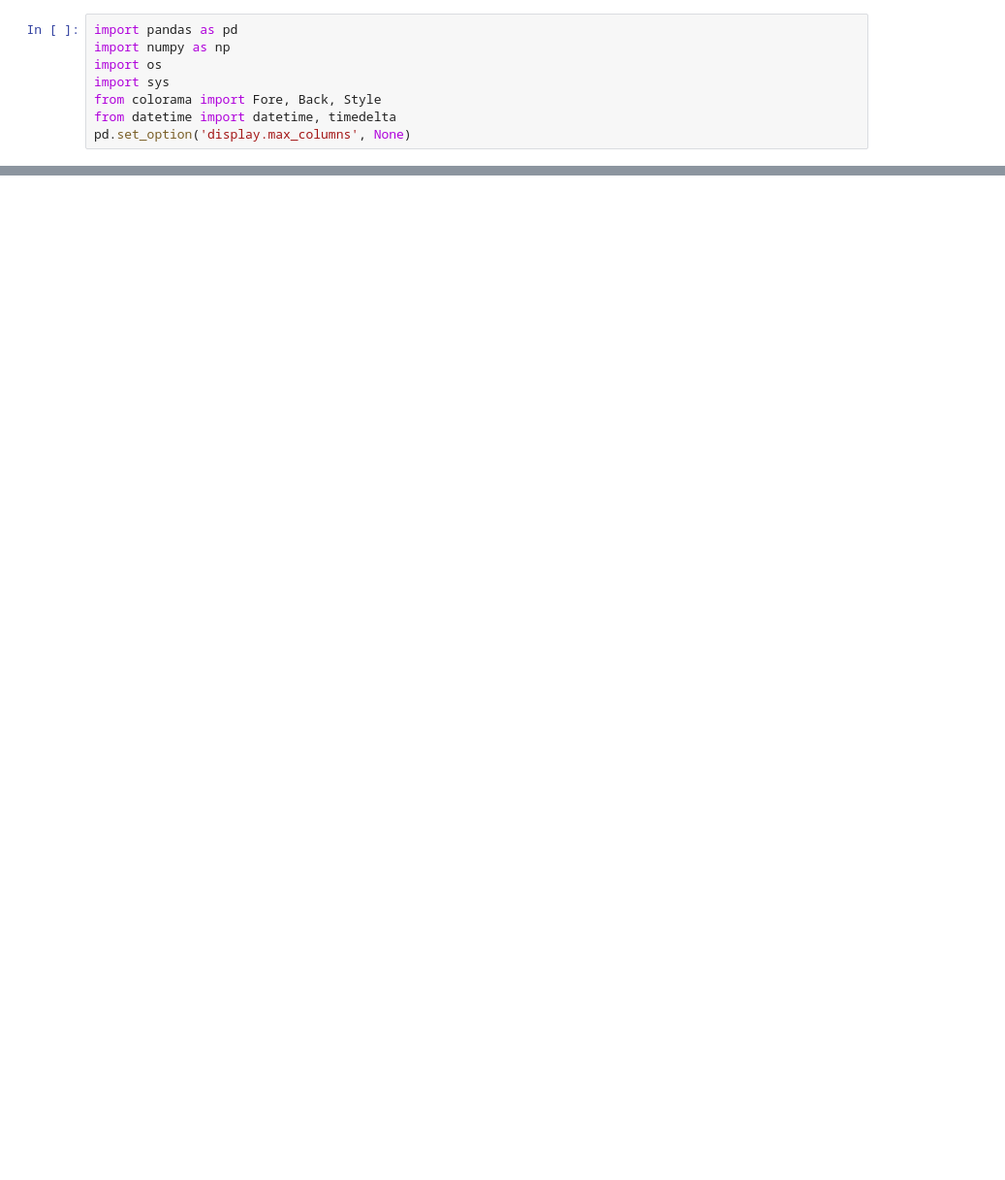
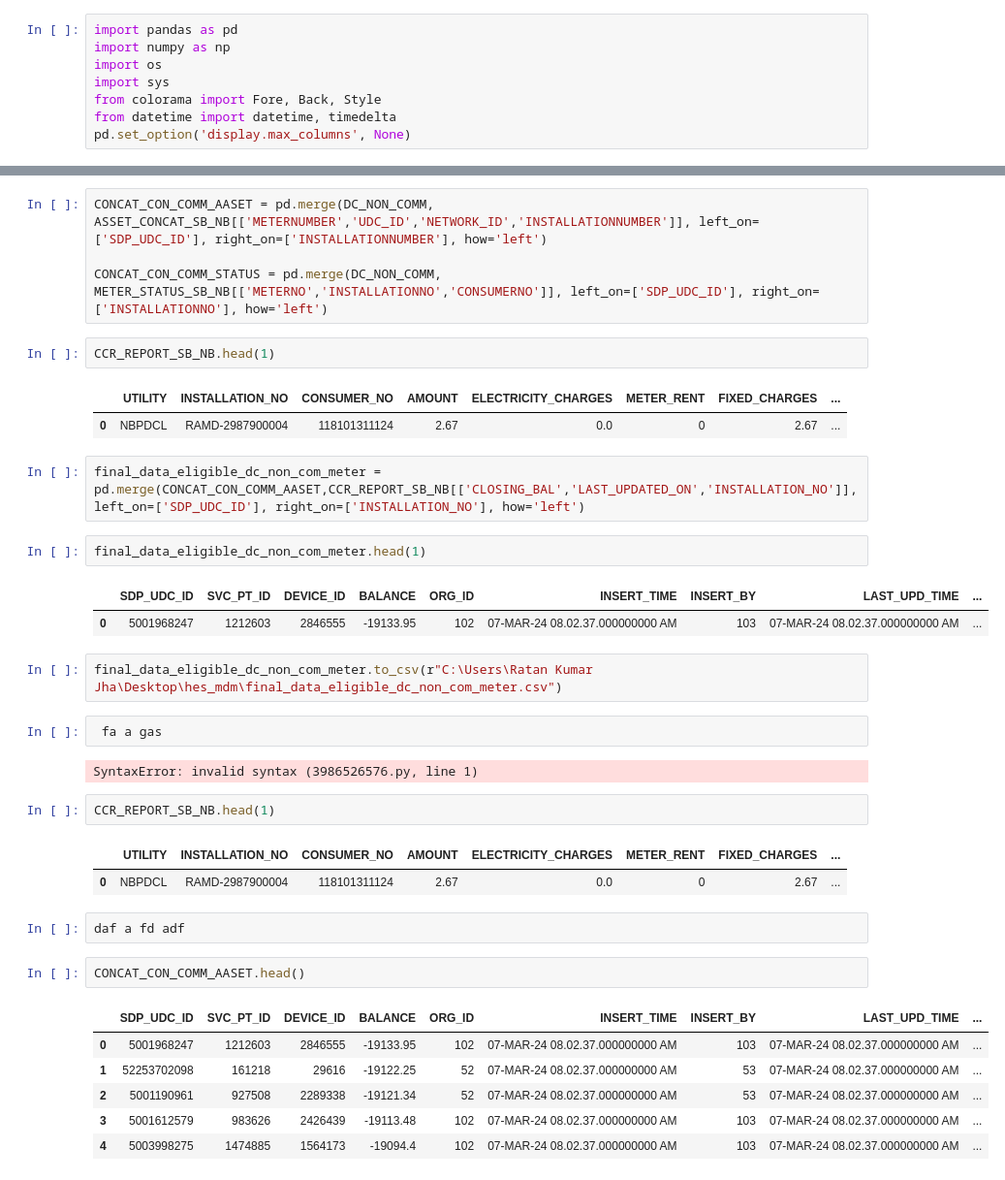
Before and after one commit to ratankj/MDM_HES_DATA_MATCH, a Jupyter notebook: data_comparision.ipynb, the cells around one changed output, grey strips where cells are left out. Shown at 97% size. Cells and saved outputs as stored; diff of their text form; blank space fills up the shorter version.

Commit message:
data commited

```diff
--- a/data_comparision.ipynb
+++ b/data_comparision.ipynb
@@ -18,0 +139,38 @@ Error:
+# %%
+CONCAT_CON_COMM_AASET = pd.merge(DC_NON_COMM, ASSET_CONCAT_SB_NB[['METERNUMBER','UDC_ID','NETWORK_ID','INSTALLATIONNUMBER']], left_on=['SDP_UDC_ID'], right_on=['INSTALLATIONNUMBER'], how='left')
+
+CONCAT_CON_COMM_STATUS = pd.merge(DC_NON_COMM, METER_STATUS_SB_NB[['METERNO','INSTALLATIONNO','CONSUMERNO']], left_on=['SDP_UDC_ID'], right_on=['INSTALLATIONNO'], how='left')
+# %%
+CCR_REPORT_SB_NB.head(1)
+# %% [output]
+|  | UTILITY | INSTALLATION_NO | CONSUMER_NO | AMOUNT | ELECTRICITY_CHARGES | METER_RENT | FIXED_CHARGES | ... |
+| 0 | NBPDCL | RAMD-2987900004 | 118101311124 | 2.67 | 0.0 | 0 | 2.67 | ... |
+# %%
+final_data_eligible_dc_non_com_meter = pd.merge(CONCAT_CON_COMM_AASET,CCR_REPORT_SB_NB[['CLOSING_BAL','LAST_UPDATED_ON','INSTALLATION_NO']],left_on=['SDP_UDC_ID'], right_on=['INSTALLATION_NO'], how='left')
+# %%
+final_data_eligible_dc_non_com_meter.head(1)
+# %% [output]
+|  | SDP_UDC_ID | SVC_PT_ID | DEVICE_ID | BALANCE | ORG_ID | INSERT_TIME | INSERT_BY | LAST_UPD_TIME | ... |
+| 0 | 5001968247 | 1212603 | 2846555 | -19133.95 | 102 | 07-MAR-24 08.02.37.000000000 AM | 103 | 07-MAR-24 08.02.37.000000000 AM | ... |
+# %%
+final_data_eligible_dc_non_com_meter.to_csv(r"C:\Users\Ratan Kumar Jha\Desktop\hes_mdm\final_data_eligible_dc_non_com_meter.csv")
+# %%
+ fa a gas
+# %% [output]
+SyntaxError: invalid syntax (3986526576.py, line 1)
+# %%
+CCR_REPORT_SB_NB.head(1)
+# %% [output]
+|  | UTILITY | INSTALLATION_NO | CONSUMER_NO | AMOUNT | ELECTRICITY_CHARGES | METER_RENT | FIXED_CHARGES | ... |
+| 0 | NBPDCL | RAMD-2987900004 | 118101311124 | 2.67 | 0.0 | 0 | 2.67 | ... |
+# %%
+daf a fd adf
+# %%
+CONCAT_CON_COMM_AASET.head()
+# %% [output]
+|  | SDP_UDC_ID | SVC_PT_ID | DEVICE_ID | BALANCE | ORG_ID | INSERT_TIME | INSERT_BY | LAST_UPD_TIME | ... |
+| 0 | 5001968247 | 1212603 | 2846555 | -19133.95 | 102 | 07-MAR-24 08.02.37.000000000 AM | 103 | 07-MAR-24 08.02.37.000000000 AM | ... |
+| 1 | 52253702098 | 161218 | 29616 | -19122.25 | 52 | 07-MAR-24 08.02.37.000000000 AM | 53 | 07-MAR-24 08.02.37.000000000 AM | ... |
+| 2 | 5001190961 | 927508 | 2289338 | -19121.34 | 52 | 07-MAR-24 08.02.37.000000000 AM | 53 | 07-MAR-24 08.02.37.000000000 AM | ... |
+| 3 | 5001612579 | 983626 | 2426439 | -19113.48 | 102 | 07-MAR-24 08.02.37.000000000 AM | 103 | 07-MAR-24 08.02.37.000000000 AM | ... |
+| 4 | 5003998275 | 1474885 | 1564173 | -19094.4 | 102 | 07-MAR-24 08.02.37.000000000 AM | 103 | 07-MAR-24 08.02.37.000000000 AM | ... |
```
Also changed, not shown: parts of 11 cells of this notebook, 7 other files.
